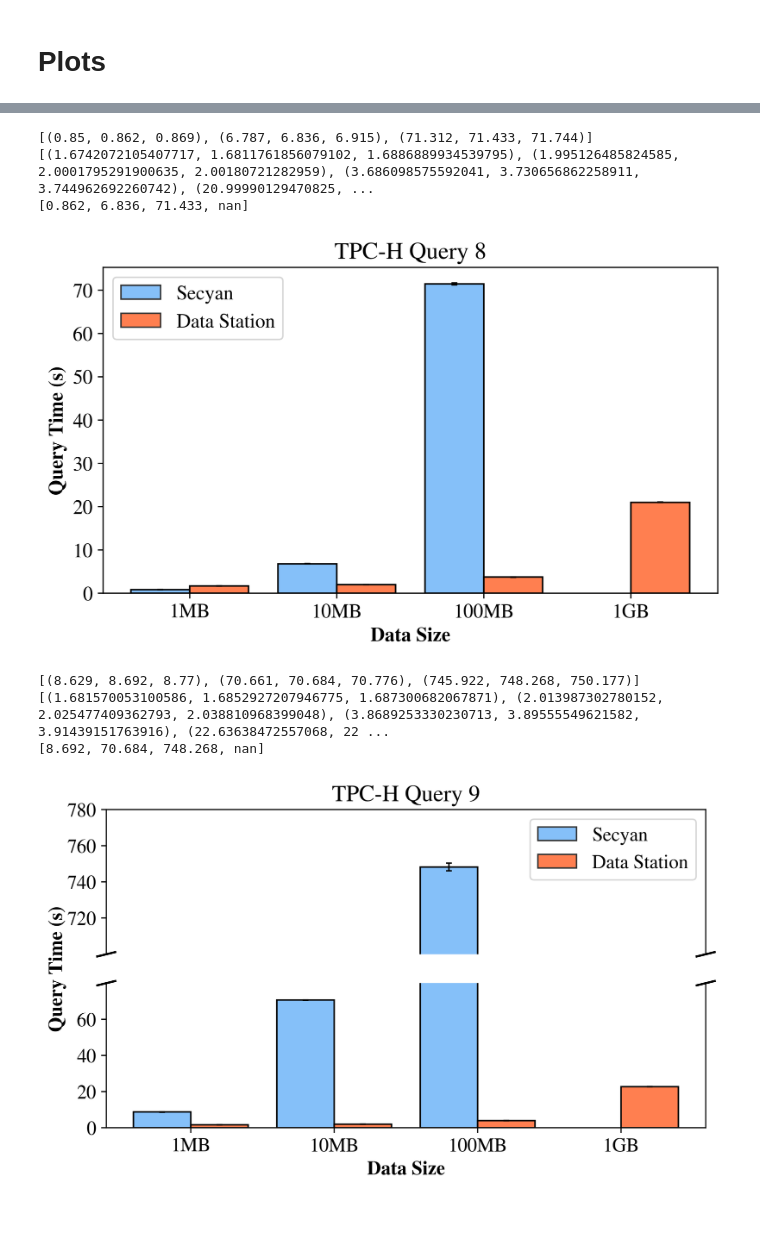
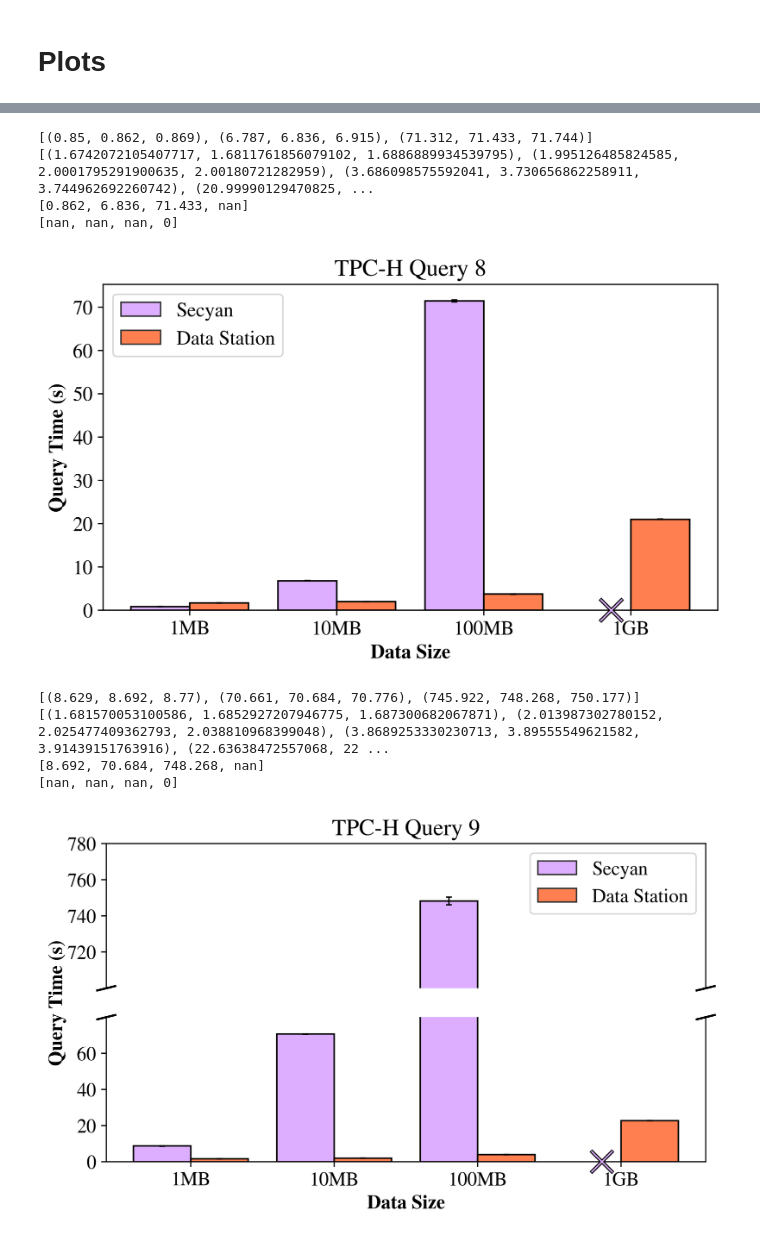
Before and after one commit to TheDataStation/datastation-escrow, a Jupyter notebook: data_comparisons/secyan/secyan_data_parsing.ipynb, the cells around one changed output, grey strips where cells are left out. Drawn from its saved outputs; the diff is of its cells as text; code cells hidden in the pictures.

```diff
--- a/data_comparisons/secyan/secyan_data_parsing.ipynb
+++ b/data_comparisons/secyan/secyan_data_parsing.ipynb
@@ -414,6 +414,8 @@ stdev_left = [col.std() for col in data_left] + ([float("nan")] * (len(data_righ
 medians_left = [row[1] for row in data_left_mmm] + ([float("nan")] * (len(data_right) - len(data_left)))
 print(medians_left)
 
+left_x = [float("nan") if not np.isnan(row) else 0 for row in medians_left]
+
 stdev_right = [col.std() for col in data_right]
 medians_right = [row[1] for row in data_right_mmm]
 
@@ -428,7 +430,7 @@ plt.bar(x=X_axis-width/2,width=width,height=medians_left,label="Secyan",
 #         # color=colors_right[i],
         edgecolor=[0.2,0.2,0.2],
 #         # hatch="...",
-        color='#85C0F9'
+        color='#DDAEFF'
         )
 
 
@@ -463,6 +465,26 @@ plt.bar(x=X_axis+width/2,width=width,height=medians_right,yerr=stdev_right,
         )
 # plt.yscale("log")
 
+print(left_x)
+plt.scatter(np.arange(4)+1-width/3, left_x, [240]*4,
+           edgecolors='black',
+           marker='x',
+           color = "black",
+           zorder=100,
+           clip_on=False,
+           linewidths=2.5,
+            )
+
+plt.scatter(np.arange(4)+1-width/3,left_x, [220]*4,
+            edgecolors='black',
+            marker='x',
+            color = "#DDAEFF",
+            zorder=100,
+            clip_on=False,
+            linewidths=1,
+            )
+
+
 plt.xlabel("Data Size", fontweight="bold")
 plt.ylabel("Query Time (s)", fontweight="bold")
 plt.title("TPC-H Query 8")
@@ -477,7 +499,8 @@ plt.show()
 [(0.85, 0.862, 0.869), (6.787, 6.836, 6.915), (71.312, 71.433, 71.744)]
 [(1.6742072105407717, 1.6811761856079102, 1.6886889934539795), (1.995126485824585, 2.0001795291900635, 2.00180721282959), (3.686098575592041, 3.730656862258911, 3.744962692260742), (20.99990129470825, ...
 [0.862, 6.836, 71.433, nan]
+[nan, nan, nan, 0]
-[figure, old version]
+[figure, new version]
 # %%
 # TPC-H Query 9
 data_left = secyan_dict[4]
@@ -498,6 +521,8 @@ width = 0.4
 stdev_left = [col.std() for col in data_left] + ([float("nan")] * (len(data_right) - len(data_left)))
 medians_left = [row[1] for row in data_left_mmm] + ([float("nan")] * (len(data_right) - len(data_left)))
 print(medians_left)
+
+left_x = [float("nan") if not np.isnan(row) else 0 for row in medians_left]
 
 stdev_right = [col.std() for col in data_right]
 medians_right = [row[1] for row in data_right_mmm]
@@ -543,7 +568,7 @@ for a in [ax1, ax2]:
 #         # color=colors_right[i],
         edgecolor=[0.2,0.2,0.2],
 #         # hatch="...",
-        color='#85C0F9'
+        color='#DDAEFF'
         )
 
 
@@ -583,33 +608,53 @@ for a in [ax1, ax2]:
 
 # plt.yscale("log")
 
+print(left_x)
+ax2.scatter(np.arange(4)+1-width/3, left_x, [240]*4,
+           edgecolors='black',
+           marker='x',
+           color = "black",
+           zorder=100,
+           clip_on=False,
+           linewidths=2.5,
+            )
+
+ax2.scatter(np.arange(4)+1-width/3,left_x, [220]*4,
+            edgecolors='black',
+            marker='x',
+            color = "#DDAEFF",
+            zorder=100,
+            clip_on=False,
+            linewidths=1,
+            )
+
 d = .015  # how big to make the diagonal lines in axes coordinates
 # arguments to pass to plot, just so we don't keep repeating them
 kwargs = dict(transform=ax1.transAxes, color='k', clip_on=False)
 ax1.plot((-d, +d), (-d, +d), **kwargs)        # top-left diagonal
 ax1.plot((1 - d, 1 + d), (-d, +d), **kwargs)  # top-right diagonal
 
 kwargs.update(transform=ax2.transAxes)  # switch to the bottom axes
 ax2.plot((-d, +d), (1 - d, 1 + d), **kwargs)  # bottom-left diagonal
 ax2.plot((1 - d, 1 + d), (1 - d, 1 + d), **kwargs)  # bottom-right diagonal
 
 
 ax.set_xlabel("Data Size", fontweight="bold")
 ax.set_ylabel("Query Time (s)", fontweight="bold")
 
 # plt.xlabel("Data Size", fontweight="bold")
 # plt.ylabel("Query Time (s)", fontweight="bold")
 ax.set_title("TPC-H Query 9")
 f.legend(bbox_to_anchor=(0.9, 0.88))
 
 ax1.set_xticks([])
 ax2.set_xticks(X_axis, [col.name for col in data_right])
 
 plt.savefig("q9.pdf", bbox_inches='tight')
 
 plt.show()
 # %% [output]
 [(8.629, 8.692, 8.77), (70.661, 70.684, 70.776), (745.922, 748.268, 750.177)]
 [(1.681570053100586, 1.6852927207946775, 1.687300682067871), (2.013987302780152, 2.025477409362793, 2.038810968399048), (3.8689253330230713, 3.89555549621582, 3.91439151763916), (22.63638472557068, 22 ...
 [8.692, 70.684, 748.268, nan]
+[nan, nan, nan, 0]
-[figure, old version]
+[figure, new version]
```
Also changed, not shown: parts of 3 cells of this notebook, 7 other files.
